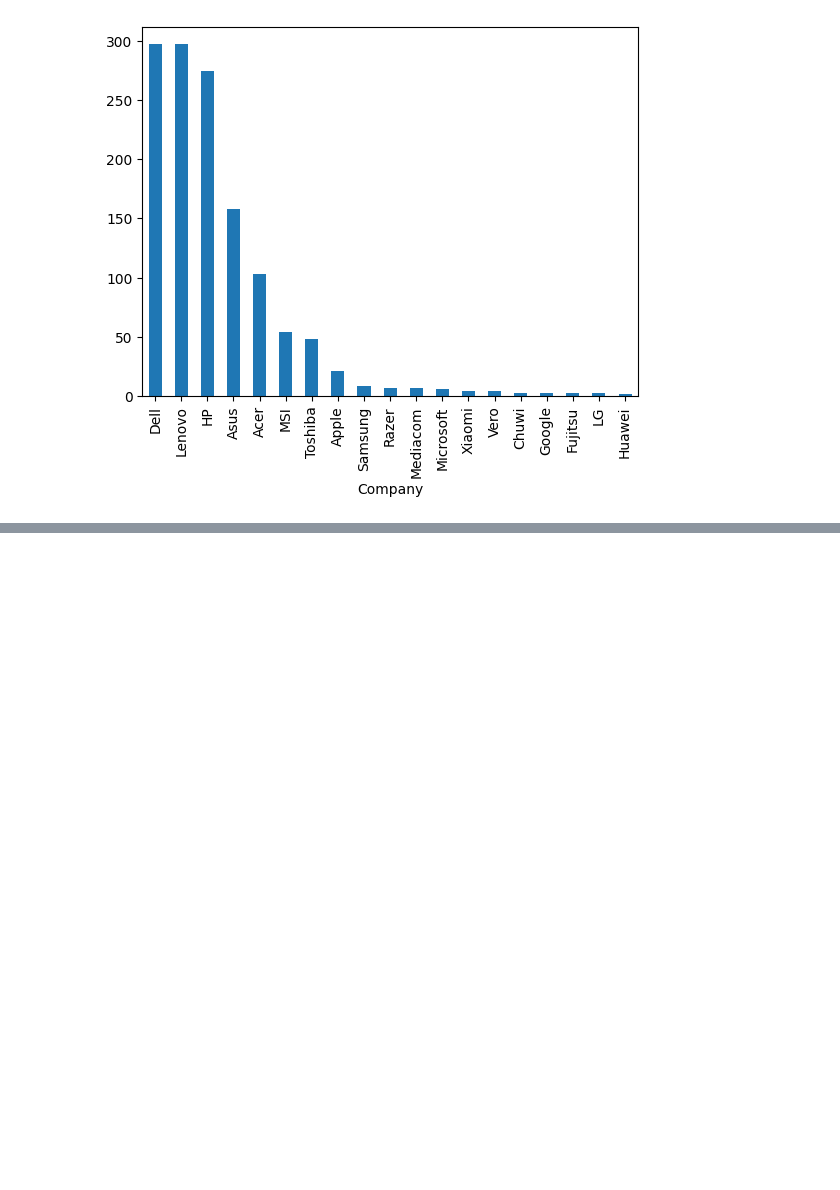
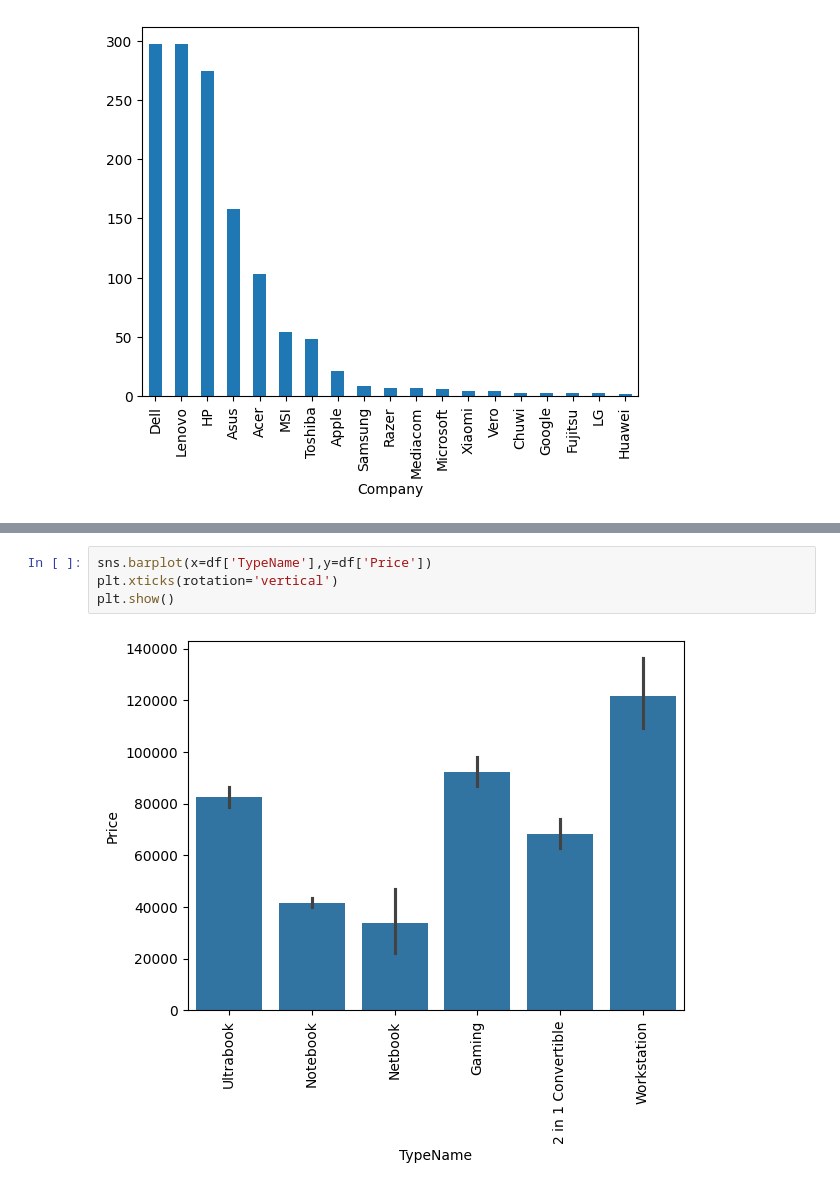
Before and after one commit to viveena30/laptop_price_prediction, a Jupyter notebook: laptop_price_prediction.ipynb, the cells around one changed output, grey strips where cells are left out. Drawn from its saved outputs; the diff is of its cells as text; blank space fills up the shorter version.

```diff
--- a/laptop_price_prediction.ipynb
+++ b/laptop_price_prediction.ipynb
@@ -133,0 +139,6 @@ plt.show()
+# %%
+sns.barplot(x=df['TypeName'],y=df['Price'])
+plt.xticks(rotation='vertical')
+plt.show()
+# %% [output]
+[figure, added]
```
Also changed, not shown: parts of 108 cells of this notebook, 2 other files.
